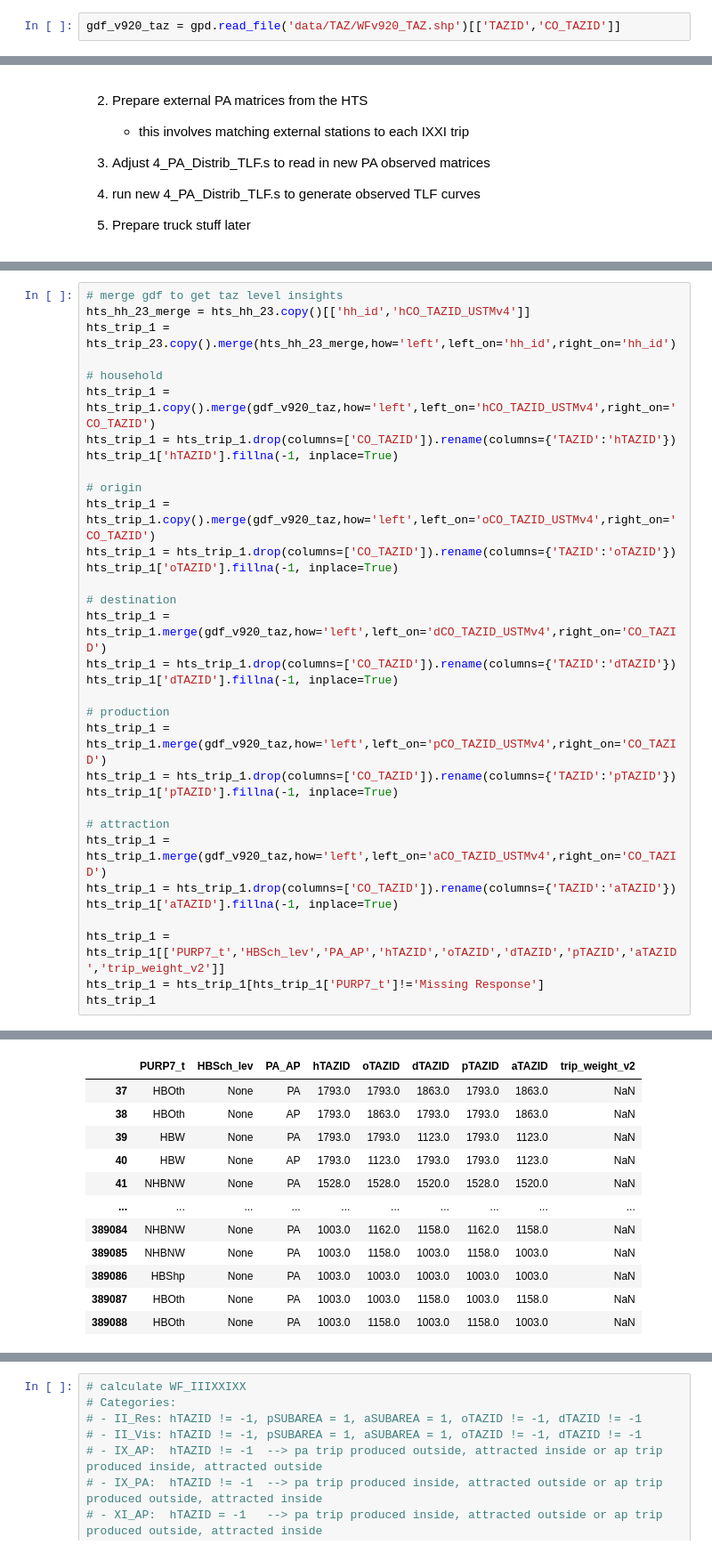
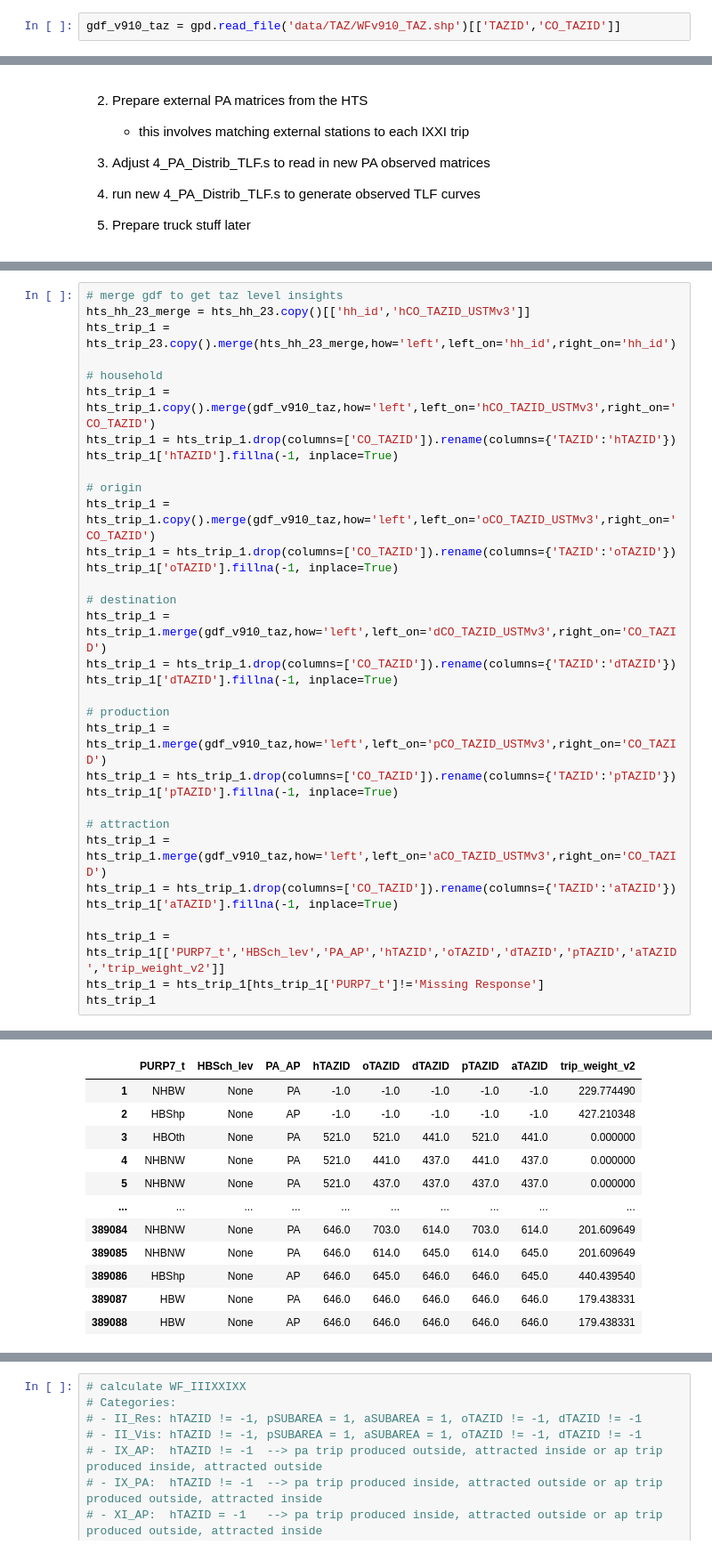
Before and after one commit to WFRCAnalytics/TDM-CAL-Friction-Factors, a Jupyter notebook: 1-CalculateObservedTLF.ipynb, the cells around one changed output, grey strips where cells are left out. Shown at 89% size. Drawn from its saved outputs; the diff is of its cells as text.

```diff
--- a/1-CalculateObservedTLF.ipynb
+++ b/1-CalculateObservedTLF.ipynb
@@ -24,4 +34,4 @@ gdf_taz = gpd.GeoDataFrame(bq_taz_ustm4)
 #hts_hh_12 = pd.read_csv(r'source_data_archive/hts-2012/HTS 2012 - db - Household.csv')
 #hts_trip_12 = pd.read_csv(r'source_data_archive/hts-2012/HTS 2012 - db - Trip.csv')
 # %%
-gdf_v920_taz = gpd.read_file('data/TAZ/WFv920_TAZ.shp')[['TAZID','CO_TAZID']]
+gdf_v910_taz = gpd.read_file('data/TAZ/WFv910_TAZ.shp')[['TAZID','CO_TAZID']]
@@ -57,66 +65,66 @@ The new/proposed method involves generating PA matrix tables directly from the h
 # %%
 # merge gdf to get taz level insights
-hts_hh_23_merge = hts_hh_23.copy()[['hh_id','hCO_TAZID_USTMv4']]
+hts_hh_23_merge = hts_hh_23.copy()[['hh_id','hCO_TAZID_USTMv3']]
 hts_trip_1 = hts_trip_23.copy().merge(hts_hh_23_merge,how='left',left_on='hh_id',right_on='hh_id')
 
 # household
-hts_trip_1 = hts_trip_1.copy().merge(gdf_v920_taz,how='left',left_on='hCO_TAZID_USTMv4',right_on='CO_TAZID')
+hts_trip_1 = hts_trip_1.copy().merge(gdf_v910_taz,how='left',left_on='hCO_TAZID_USTMv3',right_on='CO_TAZID')
 hts_trip_1 = hts_trip_1.drop(columns=['CO_TAZID']).rename(columns={'TAZID':'hTAZID'})
 hts_trip_1['hTAZID'].fillna(-1, inplace=True)
 
 # origin
-hts_trip_1 = hts_trip_1.copy().merge(gdf_v920_taz,how='left',left_on='oCO_TAZID_USTMv4',right_on='CO_TAZID')
+hts_trip_1 = hts_trip_1.copy().merge(gdf_v910_taz,how='left',left_on='oCO_TAZID_USTMv3',right_on='CO_TAZID')
 hts_trip_1 = hts_trip_1.drop(columns=['CO_TAZID']).rename(columns={'TAZID':'oTAZID'})
 hts_trip_1['oTAZID'].fillna(-1, inplace=True)
 
 # destination
-hts_trip_1 = hts_trip_1.merge(gdf_v920_taz,how='left',left_on='dCO_TAZID_USTMv4',right_on='CO_TAZID')
+hts_trip_1 = hts_trip_1.merge(gdf_v910_taz,how='left',left_on='dCO_TAZID_USTMv3',right_on='CO_TAZID')
 hts_trip_1 = hts_trip_1.drop(columns=['CO_TAZID']).rename(columns={'TAZID':'dTAZID'})
 hts_trip_1['dTAZID'].fillna(-1, inplace=True)
 
 # production
-hts_trip_1 = hts_trip_1.merge(gdf_v920_taz,how='left',left_on='pCO_TAZID_USTMv4',right_on='CO_TAZID')
+hts_trip_1 = hts_trip_1.merge(gdf_v910_taz,how='left',left_on='pCO_TAZID_USTMv3',right_on='CO_TAZID')
 hts_trip_1 = hts_trip_1.drop(columns=['CO_TAZID']).rename(columns={'TAZID':'pTAZID'})
 hts_trip_1['pTAZID'].fillna(-1, inplace=True)
 
 # attraction
-hts_trip_1 = hts_trip_1.merge(gdf_v920_taz,how='left',left_on='aCO_TAZID_USTMv4',right_on='CO_TAZID')
+hts_trip_1 = hts_trip_1.merge(gdf_v910_taz,how='left',left_on='aCO_TAZID_USTMv3',right_on='CO_TAZID')
 hts_trip_1 = hts_trip_1.drop(columns=['CO_TAZID']).rename(columns={'TAZID':'aTAZID'})
 hts_trip_1['aTAZID'].fillna(-1, inplace=True)
 
 hts_trip_1 = hts_trip_1[['PURP7_t','HBSch_lev','PA_AP','hTAZID','oTAZID','dTAZID','pTAZID','aTAZID','trip_weight_v2']]
 hts_trip_1 = hts_trip_1[hts_trip_1['PURP7_t']!='Missing Response']
 hts_trip_1
 # %% [output]
 The behavior will change in pandas 3.0. This inplace method will never work because the intermediate object on which we are setting values always behaves as a copy.
 
 For example, when doing 'df[col].method(value, inplace=True)', try using 'df.method({col: value}, inplace=True)' or df[col] = df[col].method(value) instead, to perform the operation inplace on the ori ...
 
 
   hts_trip_1['hTAZID'].fillna(-1, inplace=True)
 The behavior will change in pandas 3.0. This inplace method will never work because the intermediate object on which we are setting values always behaves as a copy.
 
 For example, when doing 'df[col].method(value, inplace=True)', try using 'df.method({col: value}, inplace=True)' or df[col] = df[col].method(value) instead, to perform the operation inplace on the ori ...
 
 
   hts_trip_1['oTAZID'].fillna(-1, inplace=True)
 ... (14 lines left out)
 For example, when doing 'df[col].method(value, inplace=True)', try using 'df.method({col: value}, inplace=True)' or df[col] = df[col].method(value) instead, to perform the operation inplace on the ori ...
 
 
   hts_trip_1['aTAZID'].fillna(-1, inplace=True)
 |  | PURP7_t | HBSch_lev | PA_AP | hTAZID | oTAZID | dTAZID | pTAZID | aTAZID | trip_weight_v2 |
-| 37 | HBOth | None | PA | 1793.0 | 1793.0 | 1863.0 | 1793.0 | 1863.0 | NaN |
-| 38 | HBOth | None | AP | 1793.0 | 1863.0 | 1793.0 | 1793.0 | 1863.0 | NaN |
-| 39 | HBW | None | PA | 1793.0 | 1793.0 | 1123.0 | 1793.0 | 1123.0 | NaN |
-| 40 | HBW | None | AP | 1793.0 | 1123.0 | 1793.0 | 1793.0 | 1123.0 | NaN |
-| 41 | NHBNW | None | PA | 1528.0 | 1528.0 | 1520.0 | 1528.0 | 1520.0 | NaN |
+| 1 | NHBW | None | PA | -1.0 | -1.0 | -1.0 | -1.0 | -1.0 | 229.774490 |
+| 2 | HBShp | None | AP | -1.0 | -1.0 | -1.0 | -1.0 | -1.0 | 427.210348 |
+| 3 | HBOth | None | PA | 521.0 | 521.0 | 441.0 | 521.0 | 441.0 | 0.000000 |
+| 4 | NHBNW | None | PA | 521.0 | 441.0 | 437.0 | 441.0 | 437.0 | 0.000000 |
+| 5 | NHBNW | None | PA | 521.0 | 437.0 | 437.0 | 437.0 | 437.0 | 0.000000 |
 | ... | ... | ... | ... | ... | ... | ... | ... | ... | ... |
-| 389084 | NHBNW | None | PA | 1003.0 | 1162.0 | 1158.0 | 1162.0 | 1158.0 | NaN |
-| 389085 | NHBNW | None | PA | 1003.0 | 1158.0 | 1003.0 | 1158.0 | 1003.0 | NaN |
-| 389086 | HBShp | None | PA | 1003.0 | 1003.0 | 1003.0 | 1003.0 | 1003.0 | NaN |
-| 389087 | HBOth | None | PA | 1003.0 | 1003.0 | 1158.0 | 1003.0 | 1158.0 | NaN |
-| 389088 | HBOth | None | PA | 1003.0 | 1158.0 | 1003.0 | 1158.0 | 1003.0 | NaN |
+| 389084 | NHBNW | None | PA | 646.0 | 703.0 | 614.0 | 703.0 | 614.0 | 201.609649 |
+| 389085 | NHBNW | None | PA | 646.0 | 614.0 | 645.0 | 614.0 | 645.0 | 201.609649 |
+| 389086 | HBShp | None | AP | 646.0 | 645.0 | 646.0 | 646.0 | 645.0 | 440.439540 |
+| 389087 | HBW | None | PA | 646.0 | 646.0 | 646.0 | 646.0 | 646.0 | 179.438331 |
+| 389088 | HBW | None | AP | 646.0 | 646.0 | 646.0 | 646.0 | 646.0 | 179.438331 |
 303934 rows × 9 columns
 # %%
 # calculate WF_IIIXXIXX
```
Also changed, not shown: parts of 17 cells of this notebook, 24 other files.
